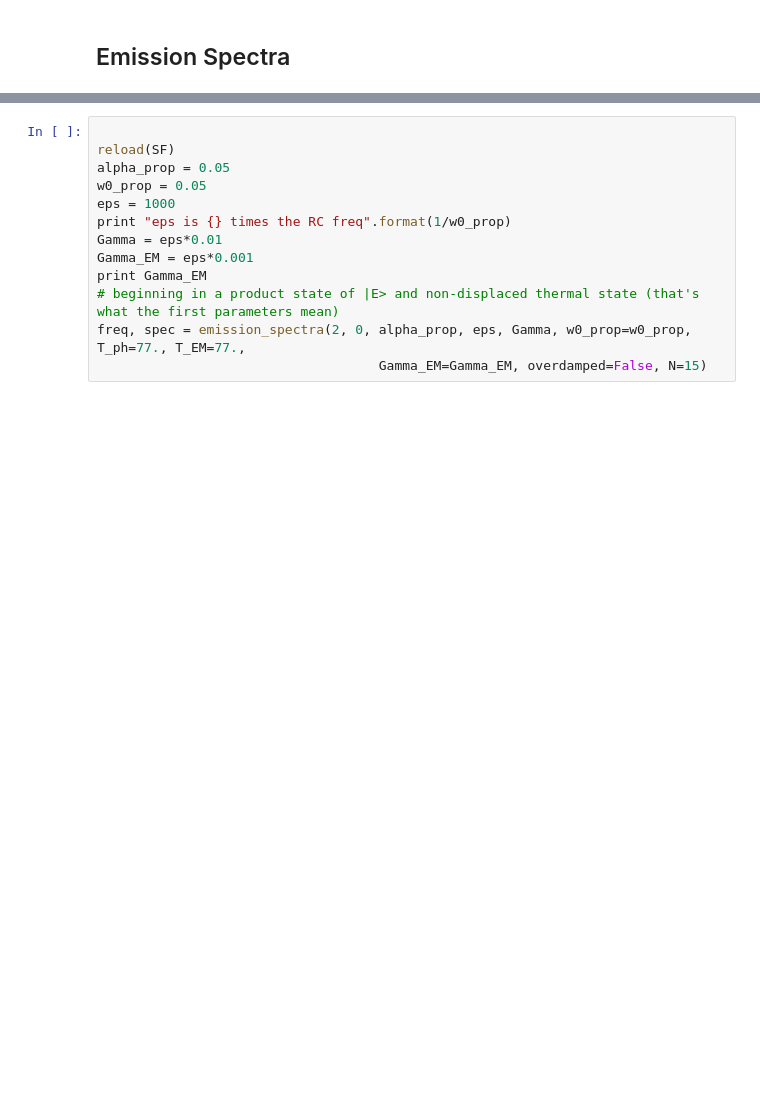
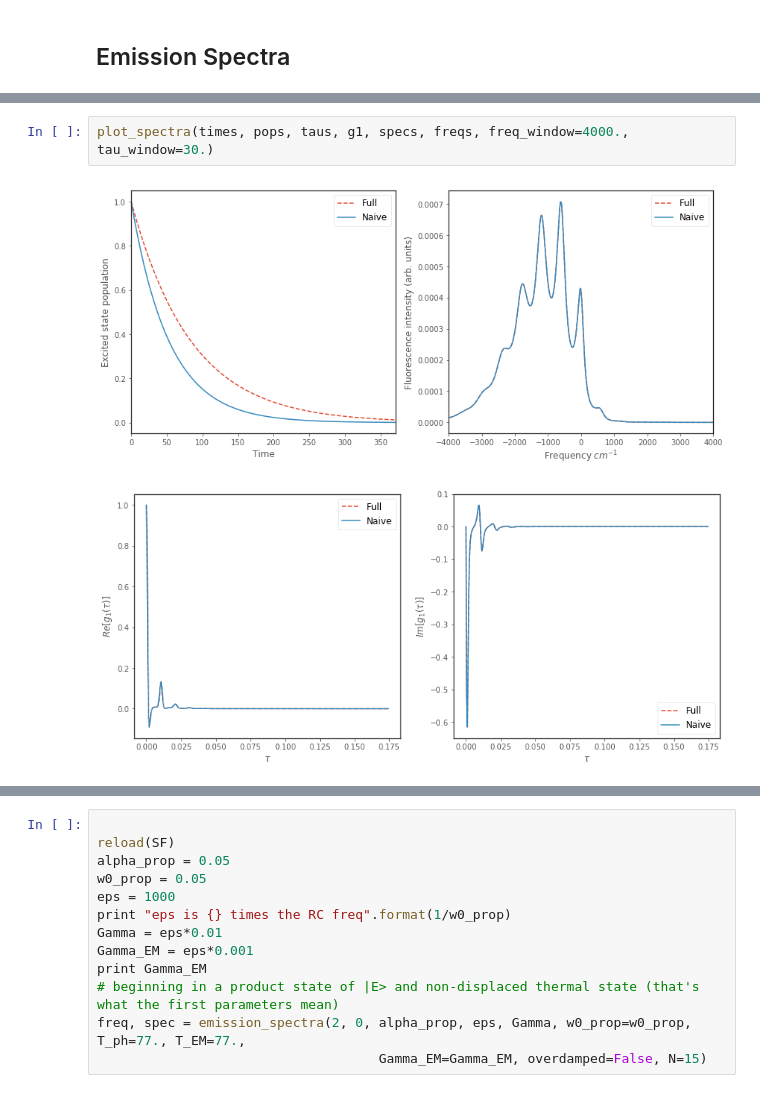
Before and after one commit to HenryMaguire/TLS-code, a Jupyter notebook: RWA_analysis.ipynb, the cells around one changed output, grey strips where cells are left out. Saved outputs shown, nothing was run; the diff lists cells and outputs as text; blank space fills up the shorter version.

```diff
--- a/RWA_analysis.ipynb
+++ b/RWA_analysis.ipynb
@@ -343,0 +278,5 @@ KeyboardInterrupt:
+# %%
+plot_spectra(times, pops, taus, g1, specs, freqs, freq_window=4000., tau_window=30.)
+# %% [output]
+[figure, added]
+[figure, added]
```
Also changed, not shown: parts of 4 cells of this notebook, 2 other files.
